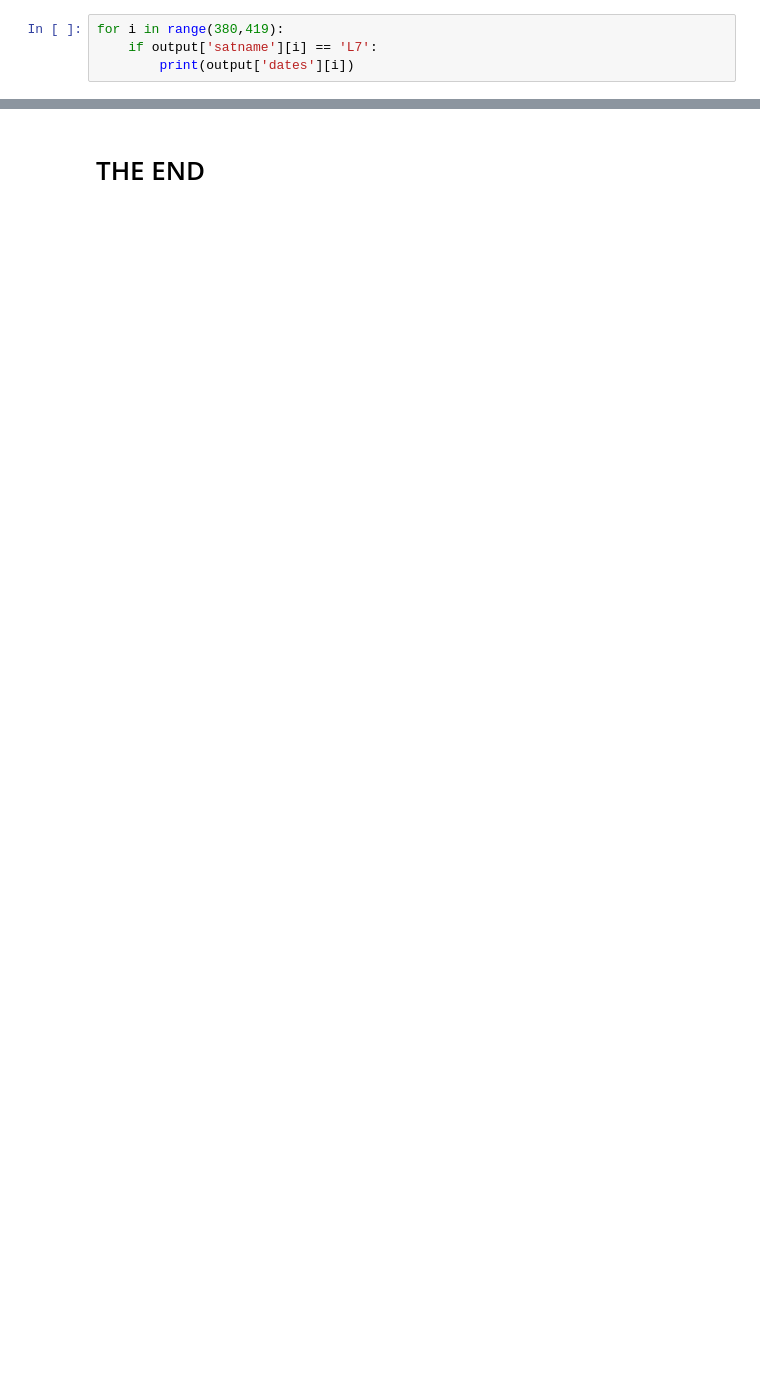
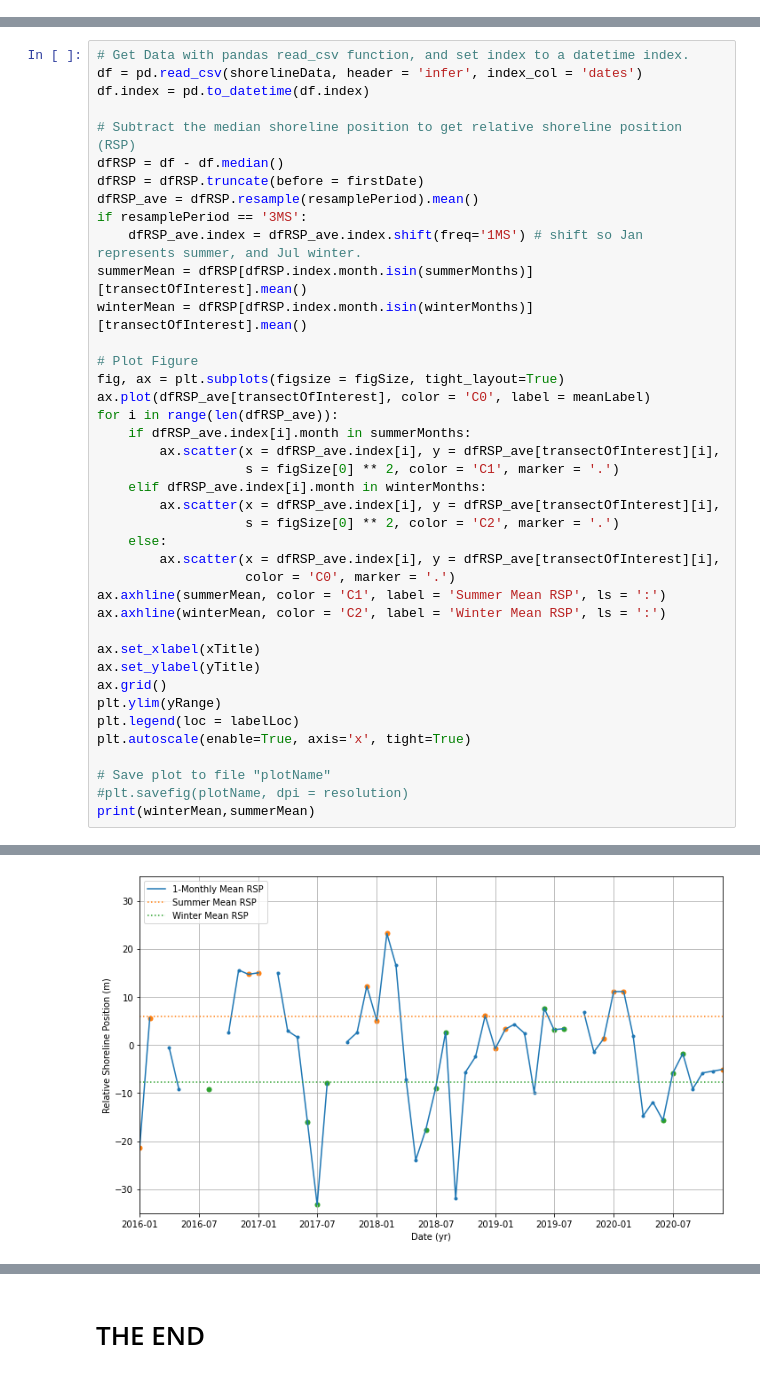
Before and after one commit to james-th94/NaturalShorelineVariability_Grassy, a Jupyter notebook: src/Notebooks/CoastSat_Notebook.ipynb, the cells around one changed output, grey strips where cells are left out. Saved outputs shown, nothing was run; the diff lists cells and outputs as text; blank space fills up the shorter version.

Commit message:
Added CoastSat RSP data

```diff
--- a/src/Notebooks/CoastSat_Notebook.ipynb
+++ b/src/Notebooks/CoastSat_Notebook.ipynb
@@ -206,4 +0,0 @@ dict_keys(['dates', 'shorelines', 'filename', 'cloud_cover', 'geoaccuracy', 'idx
-# %%
-for i in range(380,419):
-    if output['satname'][i] == 'L7':
-        print(output['dates'][i])
@@ -380,0 +63,41 @@ plt.legend()
+# %%
+# Get Data with pandas read_csv function, and set index to a datetime index.
+df = pd.read_csv(shorelineData, header = 'infer', index_col = 'dates')
+df.index = pd.to_datetime(df.index)
+
+# Subtract the median shoreline position to get relative shoreline position (RSP)
+dfRSP = df - df.median()
+dfRSP = dfRSP.truncate(before = firstDate)
+dfRSP_ave = dfRSP.resample(resamplePeriod).mean()
+if resamplePeriod == '3MS':
+    dfRSP_ave.index = dfRSP_ave.index.shift(freq='1MS') # shift so Jan represents summer, and Jul winter.
+summerMean = dfRSP[dfRSP.index.month.isin(summerMonths)][transectOfInterest].mean()
+winterMean = dfRSP[dfRSP.index.month.isin(winterMonths)][transectOfInterest].mean()
+
+# Plot Figure
+fig, ax = plt.subplots(figsize = figSize, tight_layout=True)
+ax.plot(dfRSP_ave[transectOfInterest], color = 'C0', label = meanLabel)
+for i in range(len(dfRSP_ave)):
+    if dfRSP_ave.index[i].month in summerMonths:
+        ax.scatter(x = dfRSP_ave.index[i], y = dfRSP_ave[transectOfInterest][i],
+                   s = figSize[0] ** 2, color = 'C1', marker = '.')
+    elif dfRSP_ave.index[i].month in winterMonths:
+        ax.scatter(x = dfRSP_ave.index[i], y = dfRSP_ave[transectOfInterest][i],
+                   s = figSize[0] ** 2, color = 'C2', marker = '.')
+    else:
+        ax.scatter(x = dfRSP_ave.index[i], y = dfRSP_ave[transectOfInterest][i],
+                   color = 'C0', marker = '.')
+ax.axhline(summerMean, color = 'C1', label = 'Summer Mean RSP', ls = ':')
+ax.axhline(winterMean, color = 'C2', label = 'Winter Mean RSP', ls = ':')
+
+ax.set_xlabel(xTitle)
+ax.set_ylabel(yTitle)
+ax.grid()
+plt.ylim(yRange)
+plt.legend(loc = labelLoc)
+plt.autoscale(enable=True, axis='x', tight=True)
+
+# Save plot to file "plotName"
+#plt.savefig(plotName, dpi = resolution)
+print(winterMean,summerMean)
+# %% [output]
@@ -380,0 +105 @@ plt.legend()
+[figure, added]
```
Also changed, not shown: parts of 45 cells of this notebook, 16 other files.
